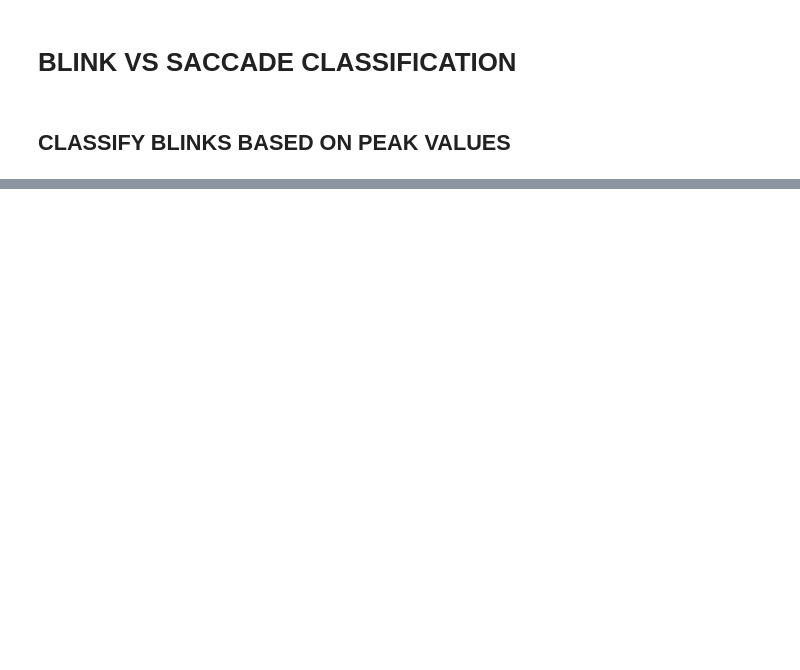
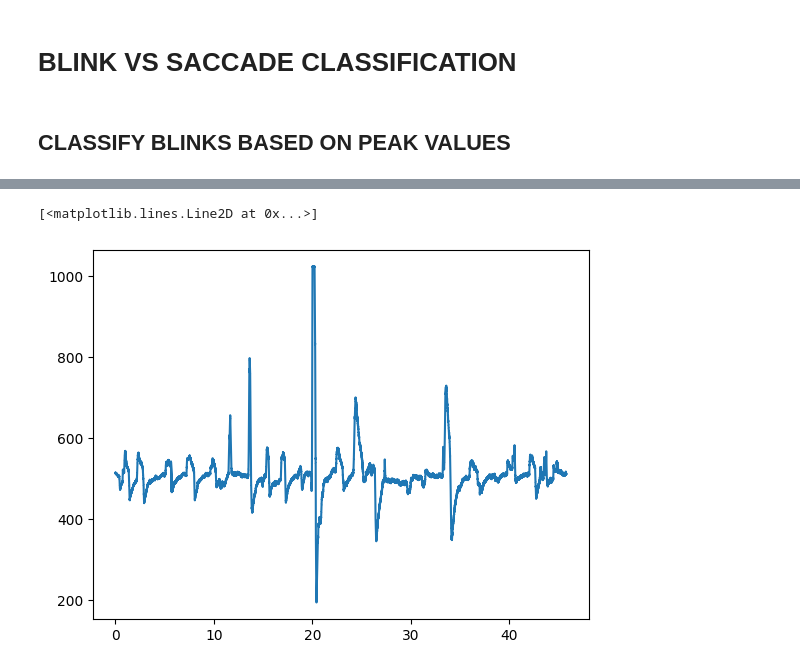
Before and after one commit to GTMRC-Industry/EOG-Software, a Jupyter notebook: EOG_Positional_Regression.ipynb, the cells around one changed output, grey strips where cells are left out. Saved outputs shown, nothing was run; the diff lists cells and outputs as text; code cells hidden in the pictures; blank space fills up the shorter version.

```diff
--- a/EOG_Positional_Regression.ipynb
+++ b/EOG_Positional_Regression.ipynb
@@ -508,0 +487,8 @@ Increase the number of iterations (max_iter) or scale the data as shown in:
+# %%
+real_data = pd.read_csv('./measurements/csv/s1.csv')
+real_data
+
+plt.plot(real_data['time'], real_data['signal'])
+# %% [output]
+[<matplotlib.lines.Line2D at 0x...>]
+[figure, added]
```
Also changed, not shown: parts of 8 cells of this notebook, 1 other file.
